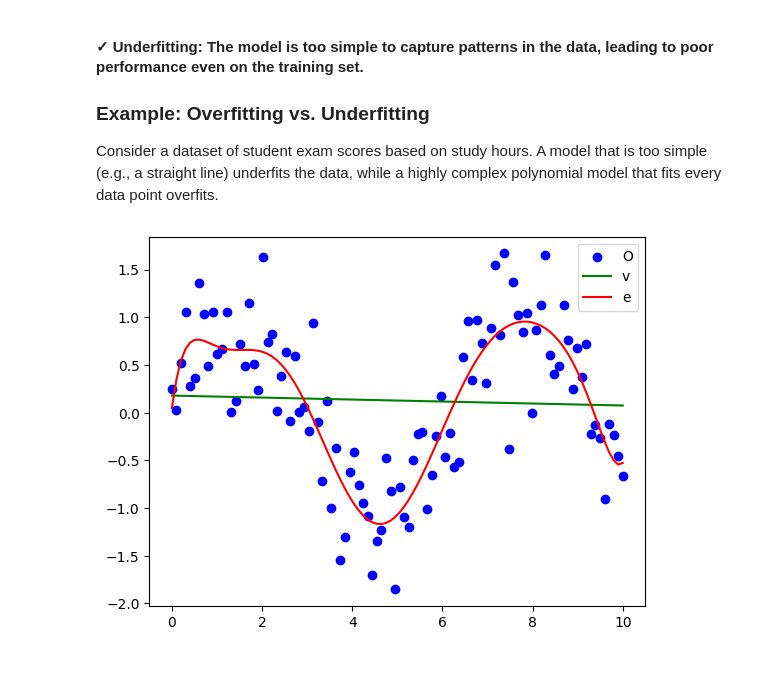
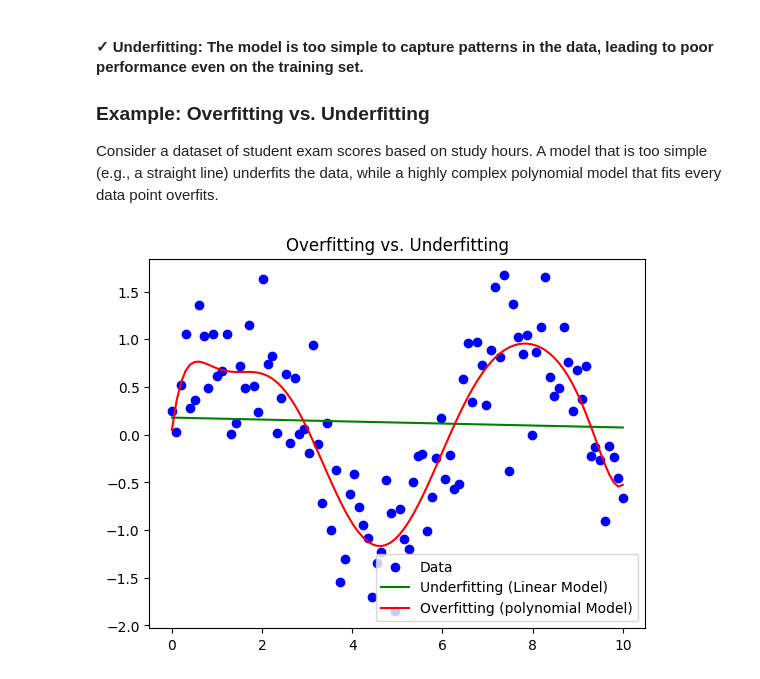
Before and after one commit to codewithash-hub/Machine-Learning-700, a Jupyter notebook: Overfitting vs. Underfitting.ipynb, the cells around one changed output. Cells and saved outputs as stored; diff of their text form; code cells hidden in the pictures.

```diff
--- a/Overfitting vs. Underfitting.ipynb
+++ b/Overfitting vs. Underfitting.ipynb
@@ -35,10 +35,11 @@ lin_reg.fit(x_poly, y)
 y_pred_poly = lin_reg.predict(x_poly)
 # %%
 # plot results
-plt.scatter(x, y, color='blue', label='Data')
-plt.plot(x, y_pred_linear, color='green', label='Underfitting (Linear Model)')
+plt.scatter(x, y, color='blue', label="Data")
+plt.plot(x, y_pred_linear, color='green', label="Underfitting (Linear Model)")
 plt.plot(x, y_pred_poly, color='red', label='Overfitting (polynomial Model)')
-plt.legend("Overfitting vs. Underfitting")
+plt.legend()
+plt.title("Overfitting vs. Underfitting")
 plt.show()
 # %% [output]
-[figure, old version]
+[figure, new version]
```
Also changed, not shown: parts of 1 cell of this notebook, 3 other files.
